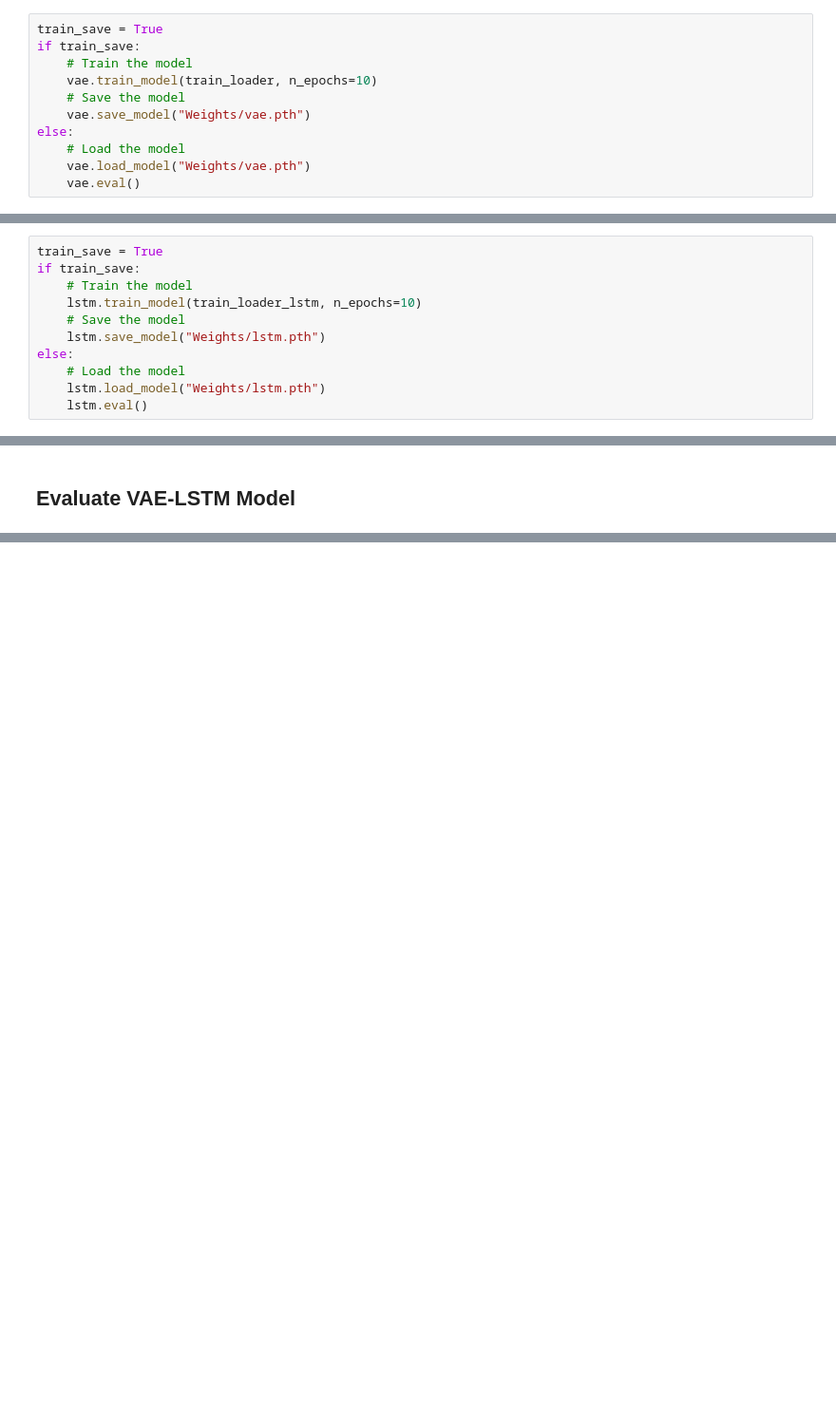
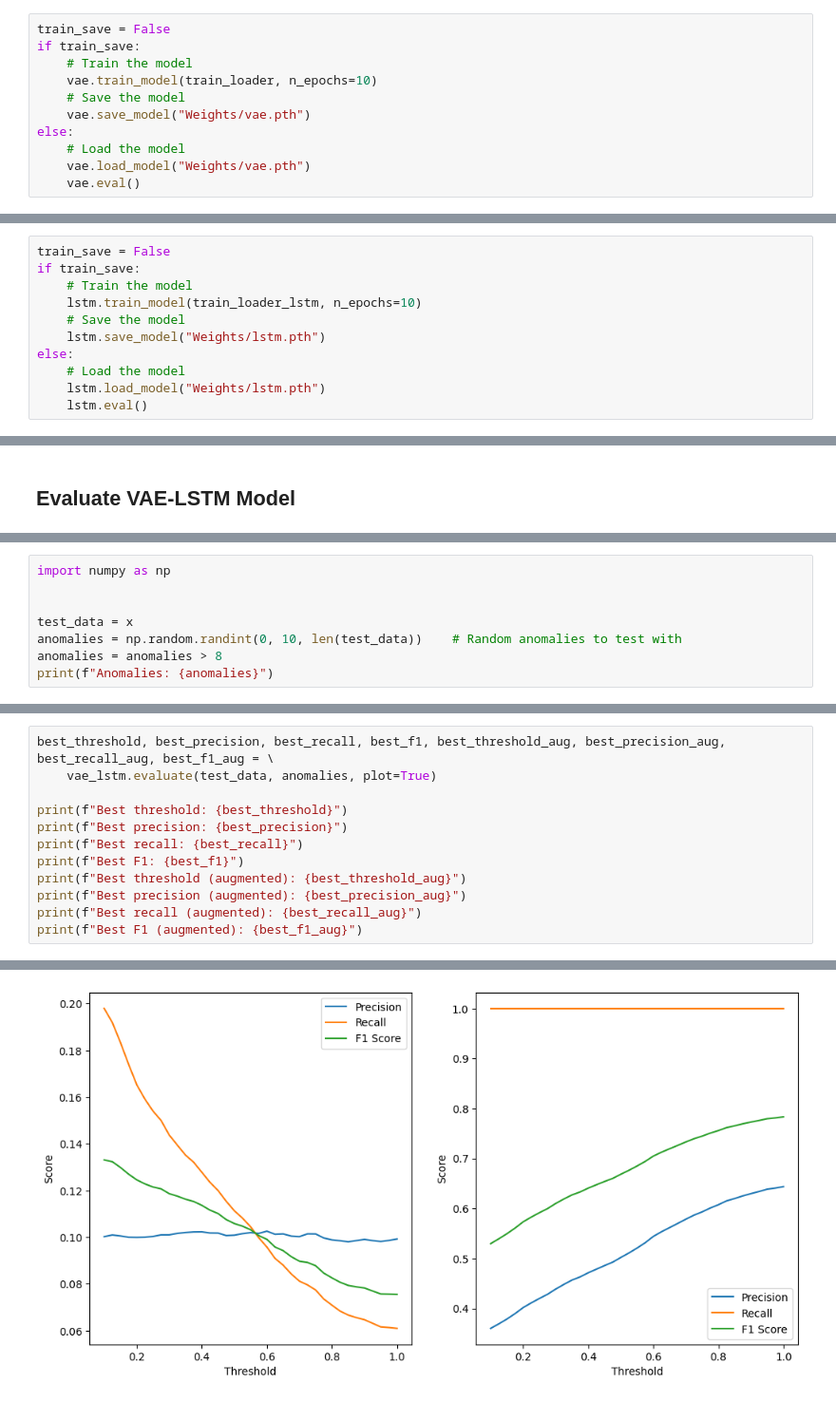
Before and after one commit to Th3RandyMan/Unsupervised-Anomaly-Detection, a Jupyter notebook: train_model.ipynb, the cells around one changed output, grey strips where cells are left out. Shown at 95% size. Saved outputs shown, nothing was run; the diff lists cells and outputs as text; blank space fills up the shorter version.

```diff
--- a/train_model.ipynb
+++ b/train_model.ipynb
@@ -129,7 +126,7 @@ Estimated Total Size (MB): 5.63
 # %% [markdown]
 ## Train Model
 # %%
-train_save = True
+train_save = False
 if train_save:
     # Train the model
     vae.train_model(train_loader, n_epochs=10)
@@ -210,7 +199,7 @@ Estimated Total Size (MB): 0.21
 # %% [markdown]
 ## Train LSTM
 # %%
-train_save = True
+train_save = False
 if train_save:
     # Train the model
     lstm.train_model(train_loader_lstm, n_epochs=10)
@@ -256,0 +221,8 @@ print(threshold_list)
+# %%
+import numpy as np
+
+
+test_data = x
+anomalies = np.random.randint(0, 10, len(test_data))    # Random anomalies to test with
+anomalies = anomalies > 8
+print(f"Anomalies: {anomalies}")
@@ -256,0 +240,13 @@ print(threshold_list)
+# %%
+best_threshold, best_precision, best_recall, best_f1, best_threshold_aug, best_precision_aug, best_recall_aug, best_f1_aug = \
+    vae_lstm.evaluate(test_data, anomalies, plot=True)
+
+print(f"Best threshold: {best_threshold}")
+print(f"Best precision: {best_precision}")
+print(f"Best recall: {best_recall}")
+print(f"Best F1: {best_f1}")
+print(f"Best threshold (augmented): {best_threshold_aug}")
+print(f"Best precision (augmented): {best_precision_aug}")
+print(f"Best recall (augmented): {best_recall_aug}")
+print(f"Best F1 (augmented): {best_f1_aug}")
+# %% [output]
@@ -256,0 +270 @@ print(threshold_list)
+[figure, added]
```
Also changed, not shown: parts of 15 cells of this notebook, 4 other files.
